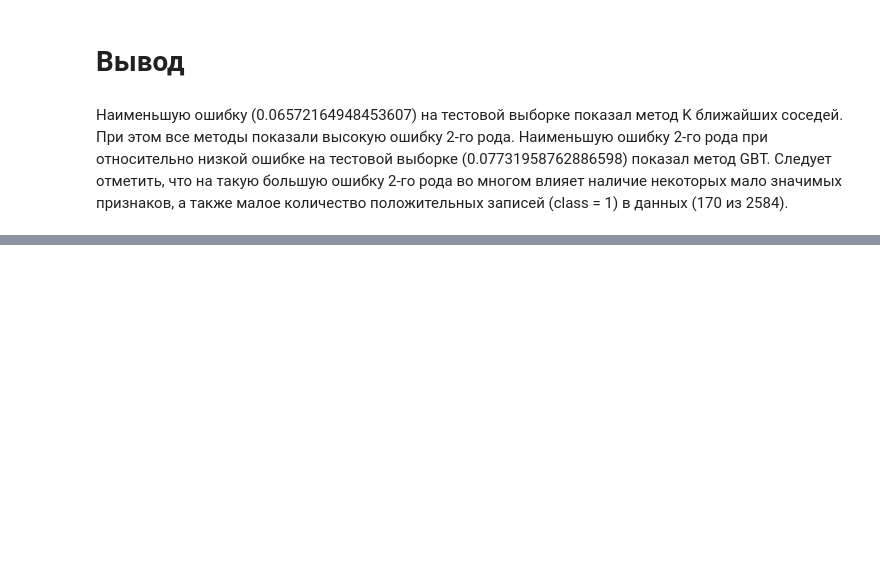
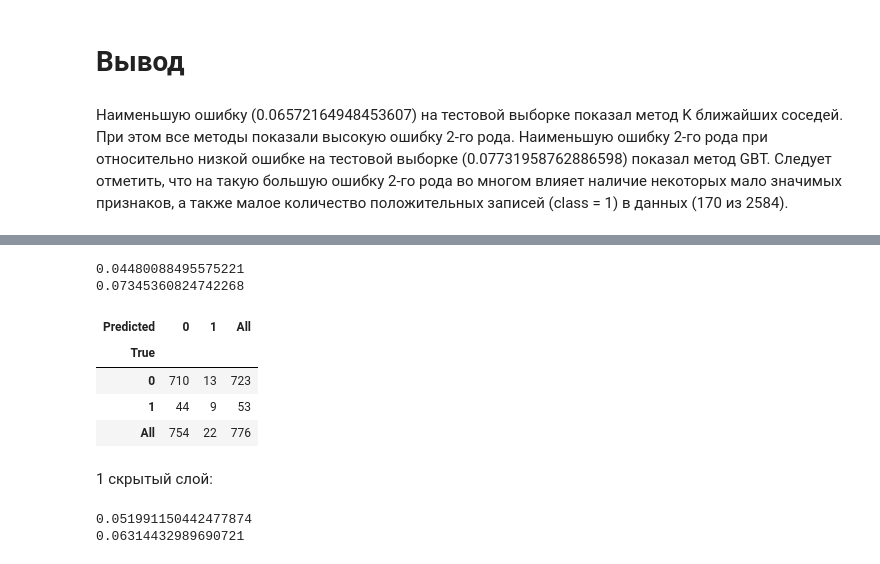
Before and after one commit to AlexanderSergeev/MachineLearning, a Jupyter notebook: LR1.ipynb, the cells around one changed output, grey strips where cells are left out. Drawn from its saved outputs; the diff is of its cells as text; code cells hidden in the pictures; blank space fills up the shorter version.

```diff
--- a/LR1.ipynb
+++ b/LR1.ipynb
@@ -843,0 +866,34 @@ print(confusion_matrix(y_test, y_test_predict))
+# %%
+mlp_model = MLPClassifier(alpha = alpha_opt, hidden_layer_sizes = (neuron_size_opt,neuron_size_opt,),
+                          solver = 'lbfgs', activation = 'logistic', random_state = 42)
+mlp_model.fit(X_train, y_train)
+
+y_train_pred = mlp_model.predict(X_train)
+y_test_pred = mlp_model.predict(X_test)
+print(np.mean(y_train != y_train_pred))
+print(np.mean(y_test != y_test_pred))
+# %% [output]
+0.04480088495575221
+0.07345360824742268
+# %%
+pd.crosstab(y_test, y_test_pred, rownames=['True'], colnames=['Predicted'], margins=True)
+# %% [output]
+| Predicted | 0 | 1 | All |
+| True |  |  |  |
+| 0 | 710 | 13 | 723 |
+| 1 | 44 | 9 | 53 |
+| All | 754 | 22 | 776 |
+# %% [markdown]
+1 скрытый слой:
+# %%
+mlp_model = MLPClassifier(alpha = alpha_opt, hidden_layer_sizes = (neuron_size_opt,),
+                          solver = 'lbfgs', activation = 'logistic', random_state = 42)
+mlp_model.fit(X_train, y_train)
+
+y_train_pred = mlp_model.predict(X_train)
+y_test_pred = mlp_model.predict(X_test)
+print(np.mean(y_train != y_train_pred))
+print(np.mean(y_test != y_test_pred))
+# %% [output]
+0.051991150442477874
+0.06314432989690721
```
Also changed, not shown: parts of 54 cells of this notebook.
